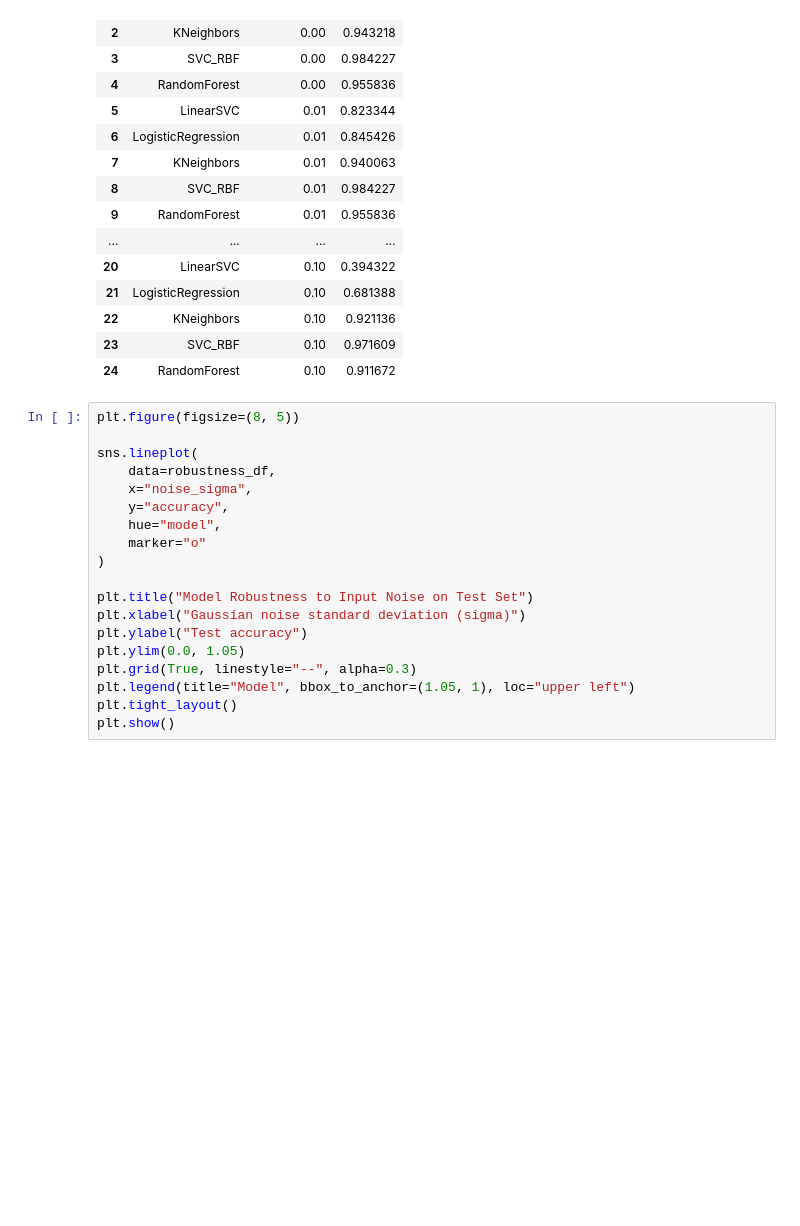
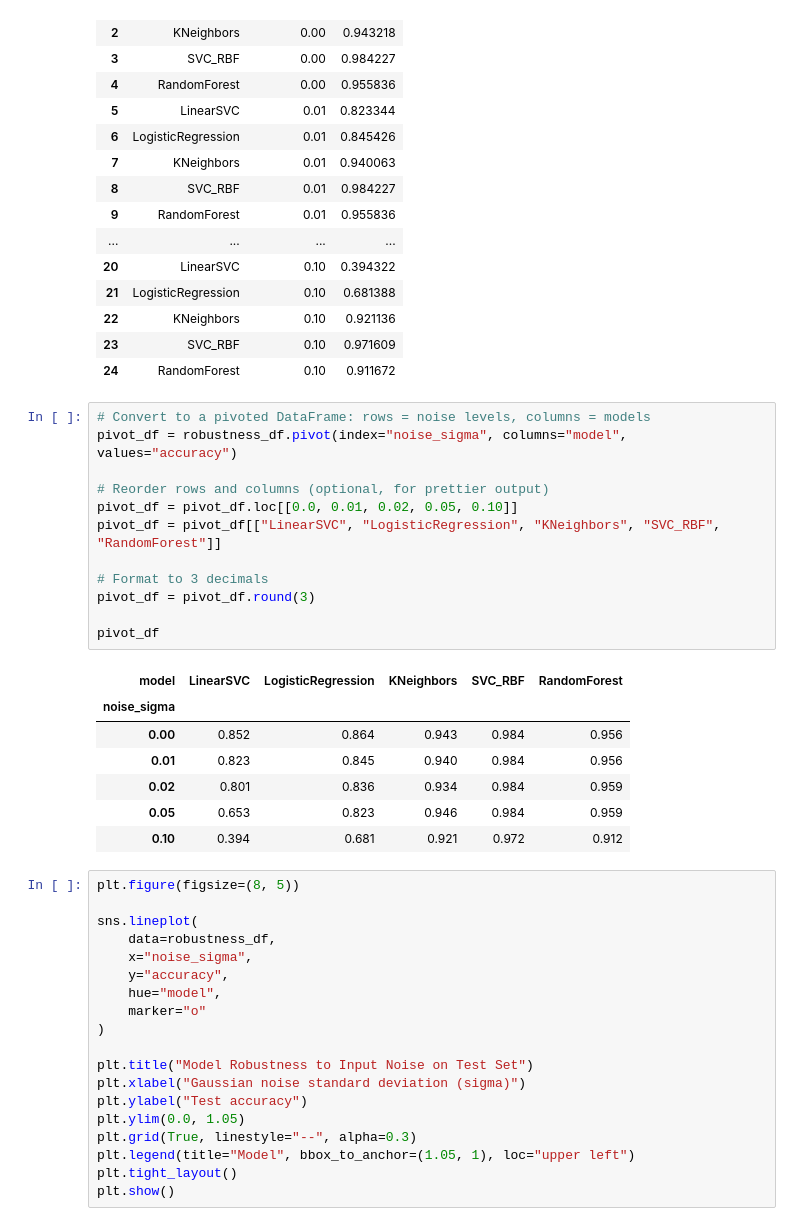
Before and after one commit to NatBrian/mediapipe-hand-recognition, a Jupyter notebook: notebooks/keypoint_training_baseline.ipynb, the cells around one changed output. Cells and saved outputs as stored; diff of their text form; blank space fills up the shorter version.

```diff
--- a/notebooks/keypoint_training_baseline.ipynb
+++ b/notebooks/keypoint_training_baseline.ipynb
@@ -857,6 +869,26 @@ Noise sigma = 0.010
 | 22 | KNeighbors | 0.10 | 0.921136 |
 | 23 | SVC_RBF | 0.10 | 0.971609 |
 | 24 | RandomForest | 0.10 | 0.911672 |
+# %%
+# Convert to a pivoted DataFrame: rows = noise levels, columns = models
+pivot_df = robustness_df.pivot(index="noise_sigma", columns="model", values="accuracy")
+
+# Reorder rows and columns (optional, for prettier output)
+pivot_df = pivot_df.loc[[0.0, 0.01, 0.02, 0.05, 0.10]]
+pivot_df = pivot_df[["LinearSVC", "LogisticRegression", "KNeighbors", "SVC_RBF", "RandomForest"]]
+
+# Format to 3 decimals
+pivot_df = pivot_df.round(3)
+
+pivot_df
+# %% [output]
+| model | LinearSVC | LogisticRegression | KNeighbors | SVC_RBF | RandomForest |
+| noise_sigma |  |  |  |  |  |
+| 0.00 | 0.852 | 0.864 | 0.943 | 0.984 | 0.956 |
+| 0.01 | 0.823 | 0.845 | 0.940 | 0.984 | 0.956 |
+| 0.02 | 0.801 | 0.836 | 0.934 | 0.984 | 0.959 |
+| 0.05 | 0.653 | 0.823 | 0.946 | 0.984 | 0.959 |
+| 0.10 | 0.394 | 0.681 | 0.921 | 0.972 | 0.912 |
 # %%
 plt.figure(figsize=(8, 5))
 
```
Also changed, not shown: parts of 12 cells of this notebook.
